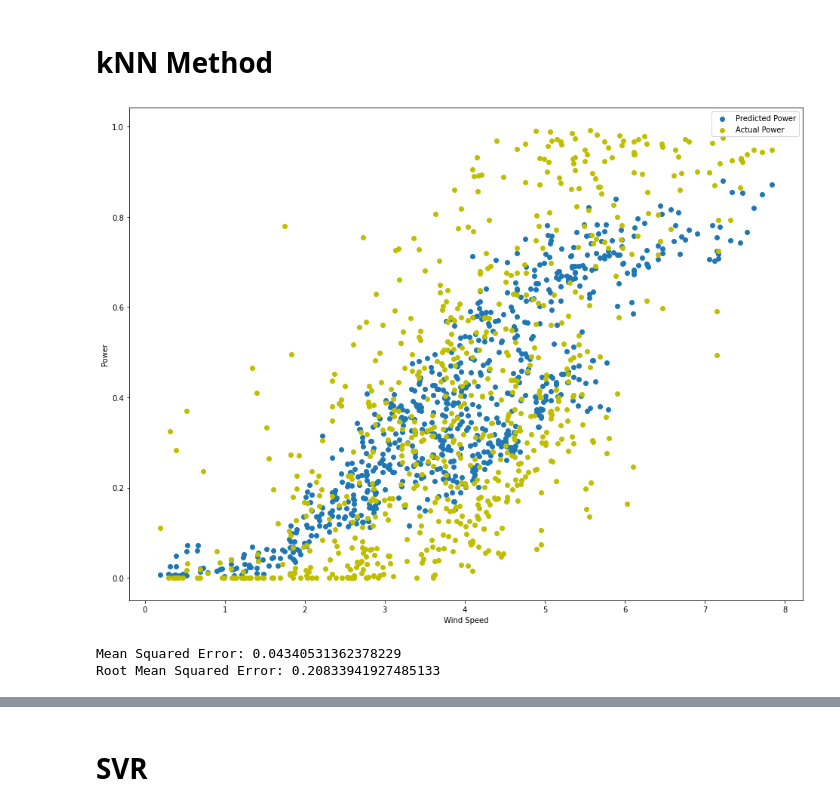
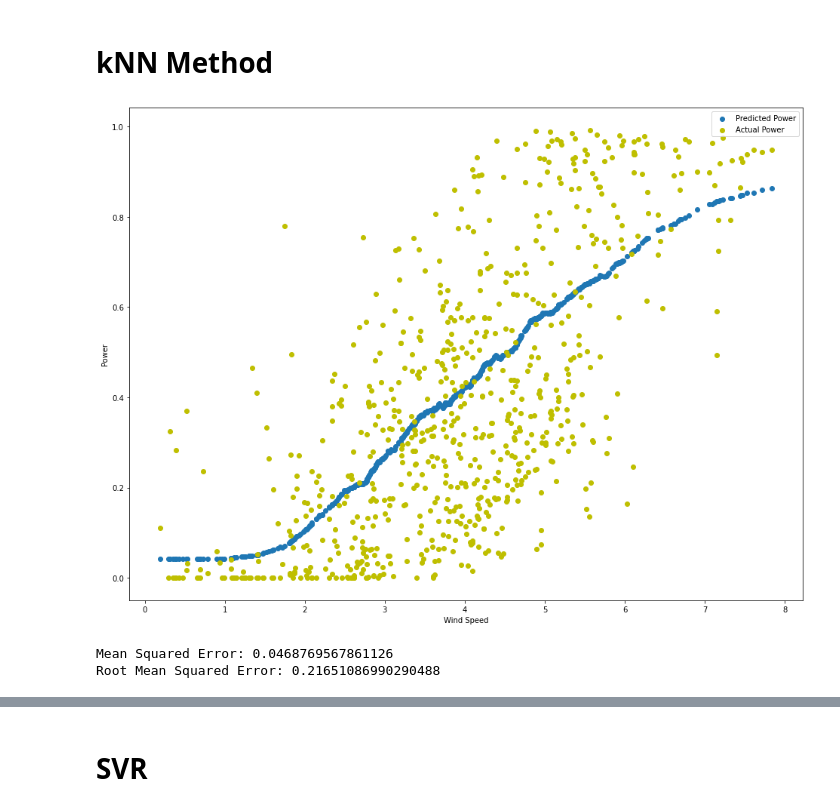
Before and after one commit to andreasdyve/IN5410-assignment2, a Jupyter notebook: Task 1.ipynb, the cells around one changed output, grey strips where cells are left out. Drawn from its saved outputs; the diff is of its cells as text; code cells hidden in the pictures.

```diff
--- a/Task 1.ipynb
+++ b/Task 1.ipynb
@@ -173,47 +173,50 @@ WFI_1 = WFI_1[['TIMESTAMP', 'POWER', 'U10', 'V10', 'WS10']]
 # KNN is train data
 # WFI_1 is test data
 
-#X_train = KNN.iloc[:, 4].values #WS10
-X_train = KNN.iloc[:, 2:4].values #X_train is U10 and V10
+X_train = KNN.iloc[:, 4].values #WS10
+X_train = X_train.reshape(-1,1)
+#X_train = KNN.iloc[:, 2:4].values #X_train is U10 and V10
 y_train = KNN.iloc[:, 1].values #y_train is POWER
+y_train = y_train.reshape(-1,1)
 
-#X_test = WFI_1.iloc[:, 4].values #WS10
-X_test = WFI_1.iloc[:, 2:4].values #X_test is U10 and V10
+X_test = WFI_1.iloc[:, 4].values #WS10
+X_test = X_test.reshape(-1,1)
+#X_test = WFI_1.iloc[:, 2:4].values #X_test is U10 and V10
 y_test = WFI_1.iloc[:, 1].values #y_test is POWER
 
 from sklearn.neighbors import KNeighborsClassifier
 from sklearn.neighbors import KNeighborsRegressor
-clf = KNeighborsRegressor(n_neighbors=20)
+clf = KNeighborsRegressor(n_neighbors=1000)
 clf.fit(X_train, y_train)
 y_pred = clf.predict(X_test)
 
 # https://stackoverflow.com/questions/41925157/logisticregression-unknown-label-type-continuous-using-sklearn-in-python
 
 #x = WFI_1['TIMESTAMP']
 x = WFI_1['WS10']
 y = WFI_1['POWER']
 plt.scatter(x,y_pred, label = 'Predicted Power')
 plt.scatter(x, y, label = 'Actual Power', color = 'y')
 #plt.plot(x, y_test, label = 'Actual Power')
 plt.legend()
 plt.rcParams['figure.figsize'] = [16, 12]
 plt.ylabel('Power')
 plt.xlabel('Wind Speed')
 plt.show()
 
 from sklearn.metrics import mean_squared_error
 import math
 
 mse = mean_squared_error(y, y_pred)
 print("Mean Squared Error:",mse)
 rmse = math.sqrt(mse)
 print("Root Mean Squared Error:", rmse)
 
 np.savetxt("ForecastTemplate1-kNN.csv", y_pred, delimiter=",")
 # %% [output]
-[figure, old version]
+[figure, new version]
-Mean Squared Error: 0.04340531362378229
-Root Mean Squared Error: 0.20833941927485133
+Mean Squared Error: 0.0468769567861126
+Root Mean Squared Error: 0.21651086990290488
 # %%
 x1 = WFI_1.iloc[0:720]['TIMESTAMP']
 y = WFI_1.iloc[0:720]['POWER']
```
Also changed, not shown: parts of 6 cells of this notebook.
